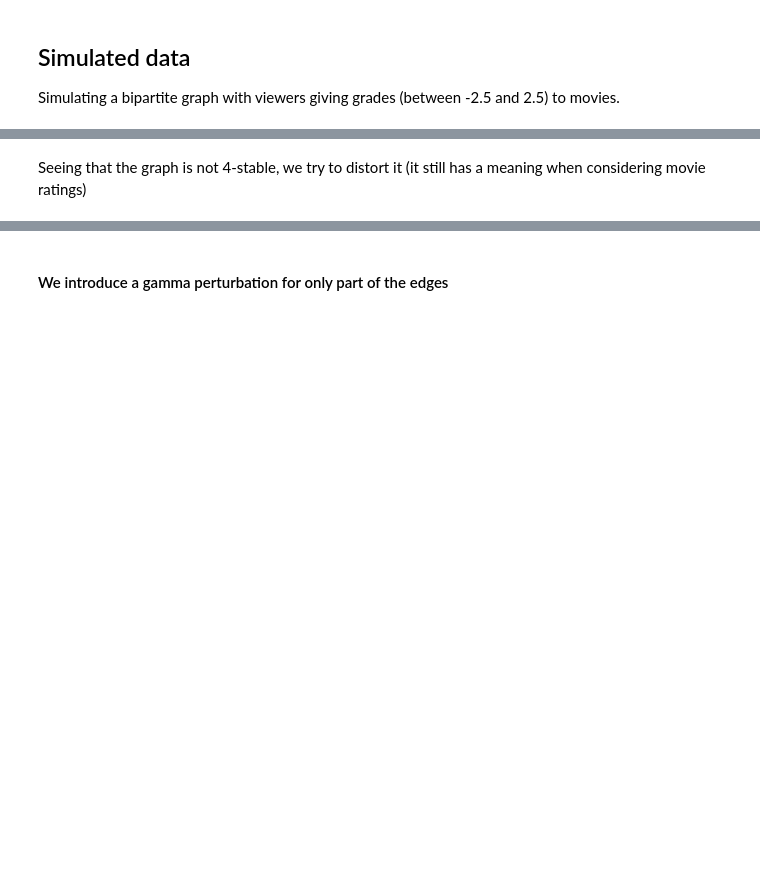
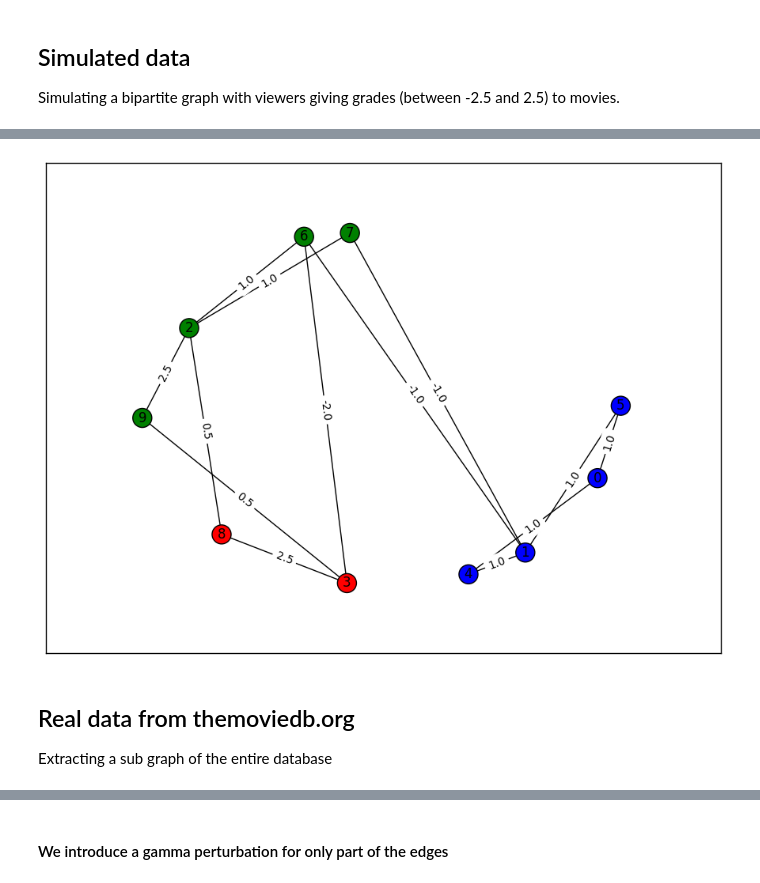
Before and after one commit to zaccharieramzi/gml-project, a Jupyter notebook: multiway_cut_correlation.ipynb, the cells around one changed output, grey strips where cells are left out. Drawn from its saved outputs; the diff is of its cells as text; code cells hidden in the pictures; blank space fills up the shorter version.

```diff
--- a/multiway_cut_correlation.ipynb
+++ b/multiway_cut_correlation.ipynb
@@ -101,7 +109,7 @@ G.add_edge(4,7,weight=-2)
 G.add_edge(4,9,weight=2.5)
 G.add_edge(4,10,weight=0.5)
 W = nx.to_numpy_matrix(G)
-T = [5,7,9]
+T = [1,2,3]
 D = solve_multicut(W,T)
 print(np.reshape(D, W.shape))
 assignement_D = assignment_solution_lp(D, T, threshold=0.00001)
@@ -109,2 +134,0 @@ print(assignement_D)
-# %% [markdown]
-Seeing that the graph is not 4-stable, we try to distort it (it still has a meaning when considering movie ratings)
@@ -119,0 +135,39 @@ print(assignement_D)
+# %%
+#display the graph
+G = nx.from_numpy_matrix(W)
+fig=pylab.figure(figsize=(11,8))
+
+colors = ['b', 'g', 'r']
+cluster_colors = dict()
+for cluster_number, cluster in enumerate(assignement_D):
+    cluster_colors[cluster] = colors[cluster_number]
+
+
+node_colors=['w']*W.shape[0]
+for cluster in assignement_D:
+    nodes = assignement_D[cluster]
+    for node in nodes:
+        node_colors[node] = cluster_colors[cluster]
+
+pos=nx.spring_layout(G)
+#edges
+nx.draw_networkx(G,pos,
+                edgelist=[e for e in G.edges()],
+                node_color=node_colors)
+
+
+labels={e:'{0}'.format(W[e]) for e in G.edges()}
+#flow label
+nx.draw_networkx_edge_labels(G, pos,
+                        edge_labels=labels)
+
+#hide axis
+fig.gca().axes.get_xaxis().set_ticks([])
+fig.gca().axes.get_yaxis().set_ticks([])
+
+pylab.show()
+# %% [output]
+[figure, added]
+# %% [markdown]
+## Real data from themoviedb.org
+Extracting  a sub graph of the entire database
```
Also changed, not shown: parts of 19 cells of this notebook, 1 other file.
